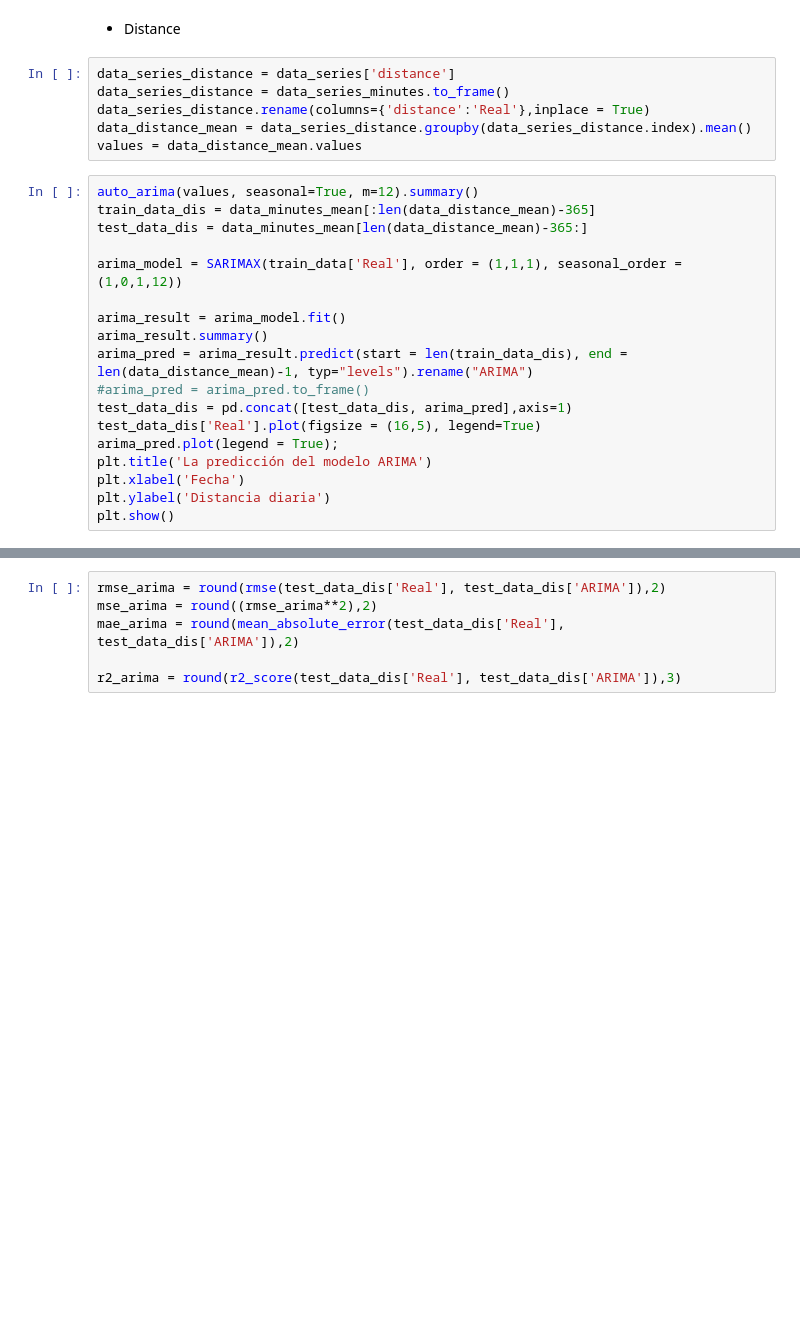
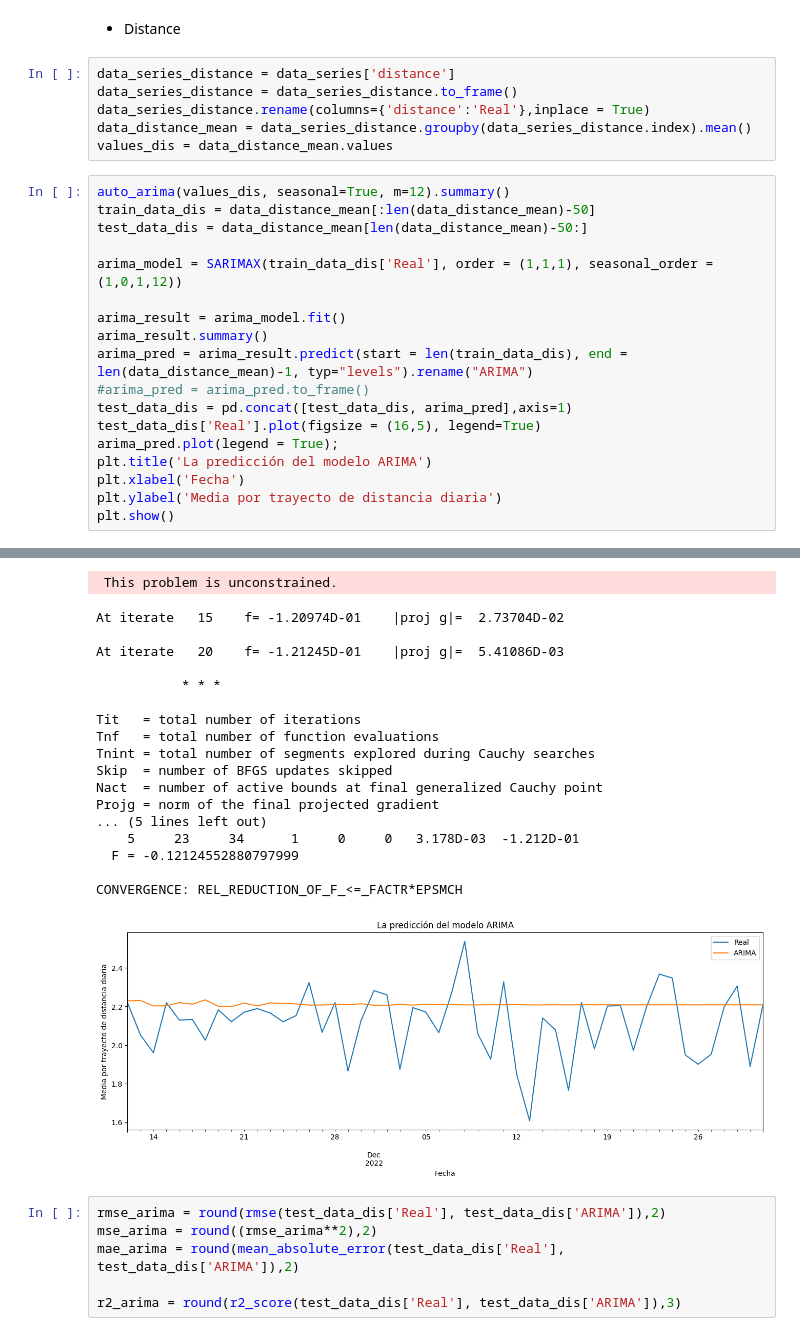
Before and after one commit to Proyect-Final-4Geeks-RJ/BiciMad_4geeks_ML, a Jupyter notebook: src/models_2.ipynb, the cells around one changed output, grey strips where cells are left out. Saved outputs shown, nothing was run; the diff lists cells and outputs as text; blank space fills up the shorter version.

```diff
--- a/src/models_2.ipynb
+++ b/src/models_2.ipynb
@@ -229,16 +198,16 @@ Adjusted R^2: -0.184
 * Distance
 # %%
 data_series_distance = data_series['distance']
-data_series_distance = data_series_minutes.to_frame()
+data_series_distance = data_series_distance.to_frame()
 data_series_distance.rename(columns={'distance':'Real'},inplace = True)
 data_distance_mean = data_series_distance.groupby(data_series_distance.index).mean()
-values = data_distance_mean.values
+values_dis = data_distance_mean.values
 # %%
-auto_arima(values, seasonal=True, m=12).summary()
-train_data_dis = data_minutes_mean[:len(data_distance_mean)-365]
-test_data_dis = data_minutes_mean[len(data_distance_mean)-365:]
+auto_arima(values_dis, seasonal=True, m=12).summary()
+train_data_dis = data_distance_mean[:len(data_distance_mean)-50]
+test_data_dis = data_distance_mean[len(data_distance_mean)-50:]
 
-arima_model = SARIMAX(train_data['Real'], order = (1,1,1), seasonal_order = (1,0,1,12))
+arima_model = SARIMAX(train_data_dis['Real'], order = (1,1,1), seasonal_order = (1,0,1,12))
 
 arima_result = arima_model.fit()
 arima_result.summary()
@@ -249,5 +218,6 @@ test_data_dis['Real'].plot(figsize = (16,5), legend=True)
 arima_pred.plot(legend = True);
 plt.title('La predicción del modelo ARIMA')
 plt.xlabel('Fecha')
-plt.ylabel('Distancia diaria')
+plt.ylabel('Media por trayecto de distancia diaria')
 plt.show()
+# %% [output]
@@ -254,3 +238,22 @@ plt.show()
+ This problem is unconstrained.
+At iterate   15    f= -1.20974D-01    |proj g|=  2.73704D-02
+
+At iterate   20    f= -1.21245D-01    |proj g|=  5.41086D-03
+
+           * * *
+
+Tit   = total number of iterations
+Tnf   = total number of function evaluations
+Tnint = total number of segments explored during Cauchy searches
+Skip  = number of BFGS updates skipped
+Nact  = number of active bounds at final generalized Cauchy point
+Projg = norm of the final projected gradient
+... (5 lines left out)
+    5     23     34      1     0     0   3.178D-03  -1.212D-01
+  F = -0.12124552880797999
+
+CONVERGENCE: REL_REDUCTION_OF_F_<=_FACTR*EPSMCH
+[figure, added]
 # %%
 rmse_arima = round(rmse(test_data_dis['Real'], test_data_dis['ARIMA']),2)
 mse_arima = round((rmse_arima**2),2)
```
Also changed, not shown: parts of 18 cells of this notebook.
